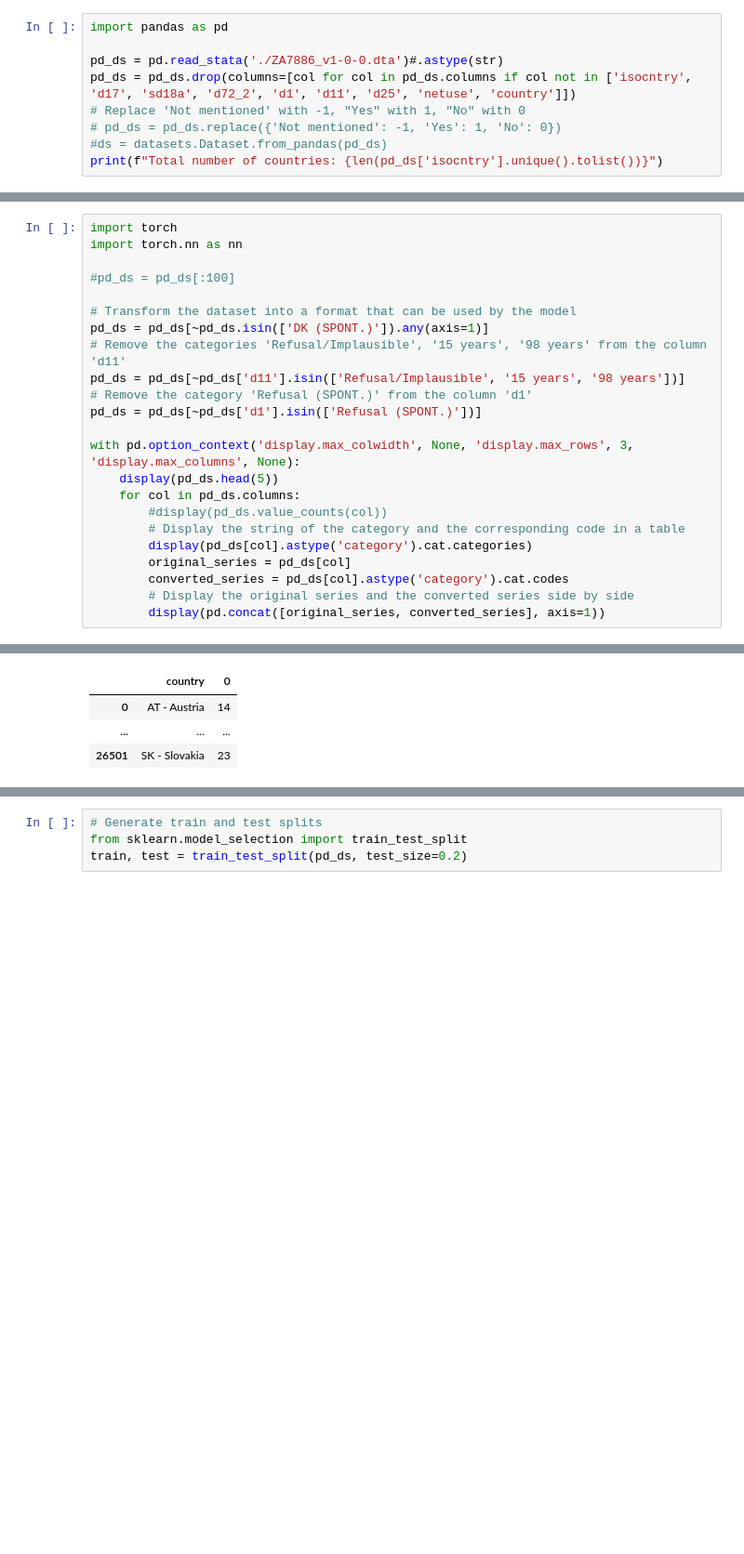
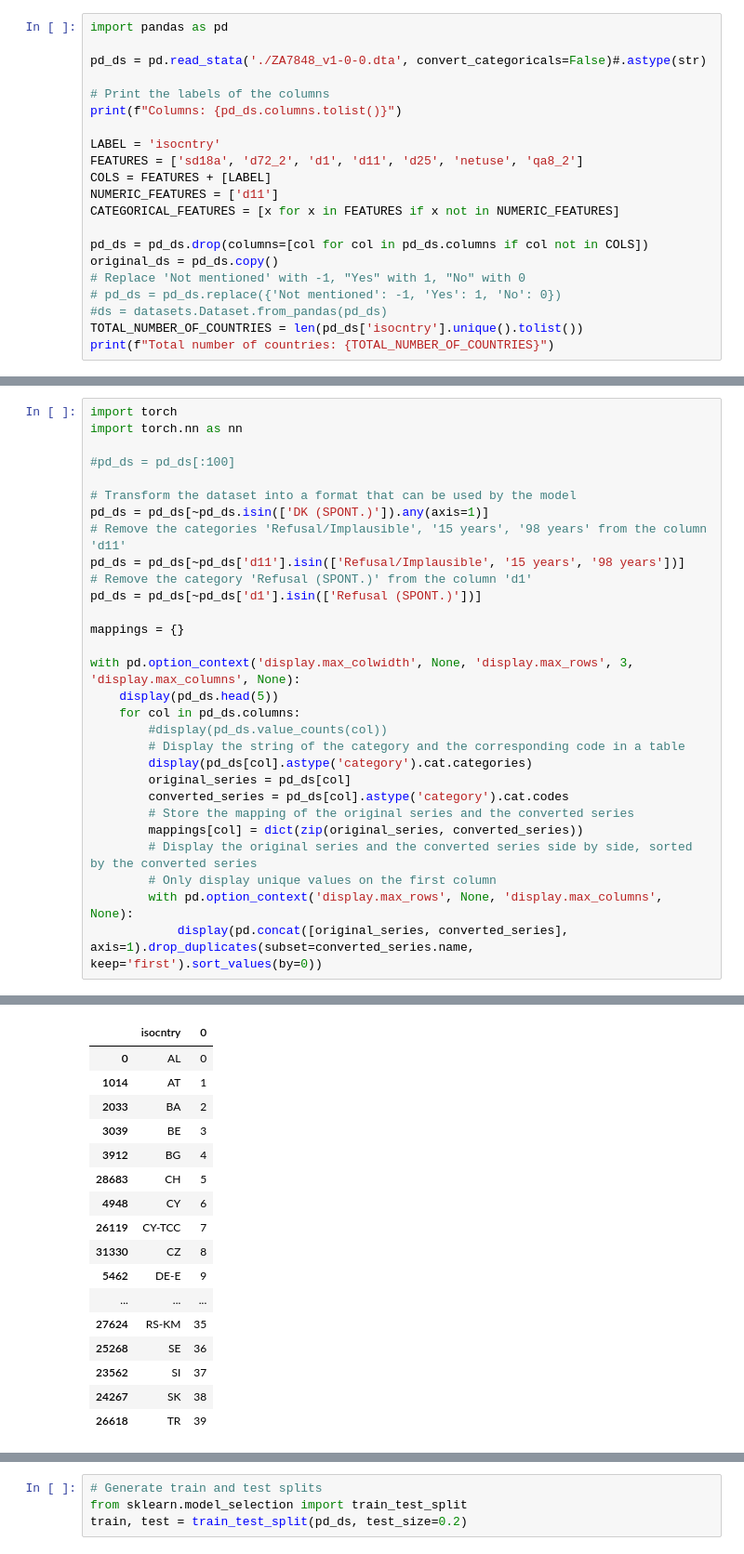
Before and after one commit to ACMCMC/JEurobarometer, a Jupyter notebook: tests.ipynb, the cells around one changed output, grey strips where cells are left out. Shown at 93% size. Cells and saved outputs as stored; diff of their text form; blank space fills up the shorter version.

```diff
--- a/tests.ipynb
+++ b/tests.ipynb
@@ -1,10 +13,22 @@
 # %%
 import pandas as pd
 
-pd_ds = pd.read_stata('./ZA7886_v1-0-0.dta')#.astype(str)
-pd_ds = pd_ds.drop(columns=[col for col in pd_ds.columns if col not in ['isocntry', 'd17', 'sd18a', 'd72_2', 'd1', 'd11', 'd25', 'netuse', 'country']])
+pd_ds = pd.read_stata('./ZA7848_v1-0-0.dta', convert_categoricals=False)#.astype(str)
+
+# Print the labels of the columns
+print(f"Columns: {pd_ds.columns.tolist()}")
+
+LABEL = 'isocntry'
+FEATURES = ['sd18a', 'd72_2', 'd1', 'd11', 'd25', 'netuse', 'qa8_2']
+COLS = FEATURES + [LABEL]
+NUMERIC_FEATURES = ['d11']
+CATEGORICAL_FEATURES = [x for x in FEATURES if x not in NUMERIC_FEATURES]
+
+pd_ds = pd_ds.drop(columns=[col for col in pd_ds.columns if col not in COLS])
+original_ds = pd_ds.copy()
 # Replace 'Not mentioned' with -1, "Yes" with 1, "No" with 0
 # pd_ds = pd_ds.replace({'Not mentioned': -1, 'Yes': 1, 'No': 0})
 #ds = datasets.Dataset.from_pandas(pd_ds)
-print(f"Total number of countries: {len(pd_ds['isocntry'].unique().tolist())}")
+TOTAL_NUMBER_OF_COUNTRIES = len(pd_ds['isocntry'].unique().tolist())
+print(f"Total number of countries: {TOTAL_NUMBER_OF_COUNTRIES}")
 # %% [output]
@@ -22,6 +47,8 @@ pd_ds = pd_ds[~pd_ds['d11'].isin(['Refusal/Implausible', '15 years', '98 years']
 # Remove the category 'Refusal (SPONT.)' from the column 'd1'
 pd_ds = pd_ds[~pd_ds['d1'].isin(['Refusal (SPONT.)'])]
 
+mappings = {}
+
 with pd.option_context('display.max_colwidth', None, 'display.max_rows', 3, 'display.max_columns', None):
     display(pd_ds.head(5))
     for col in pd_ds.columns:
@@ -30,6 +57,10 @@ with pd.option_context('display.max_colwidth', None, 'display.max_rows', 3, 'dis
         display(pd_ds[col].astype('category').cat.categories)
         original_series = pd_ds[col]
         converted_series = pd_ds[col].astype('category').cat.codes
-        # Display the original series and the converted series side by side
-        display(pd.concat([original_series, converted_series], axis=1))
+        # Store the mapping of the original series and the converted series
+        mappings[col] = dict(zip(original_series, converted_series))
+        # Display the original series and the converted series side by side, sorted by the converted series
+        # Only display unique values on the first column
+        with pd.option_context('display.max_rows', None, 'display.max_columns', None):
+            display(pd.concat([original_series, converted_series], axis=1).drop_duplicates(subset=converted_series.name, keep='first').sort_values(by=0))
 # %% [output]
@@ -49,5 +76,18 @@ Index(['FR - France', 'BE - Belgium', 'NL - The Netherlands',
       dtype='object')
-|  | country | 0 |
-| 0 | AT - Austria | 14 |
+|  | isocntry | 0 |
+| 0 | AL | 0 |
+| 1014 | AT | 1 |
+| 2033 | BA | 2 |
+| 3039 | BE | 3 |
+| 3912 | BG | 4 |
+| 28683 | CH | 5 |
+| 4948 | CY | 6 |
+| 26119 | CY-TCC | 7 |
+| 31330 | CZ | 8 |
+| 5462 | DE-E | 9 |
 | ... | ... | ... |
-| 26501 | SK - Slovakia | 23 |
+| 27624 | RS-KM | 35 |
+| 25268 | SE | 36 |
+| 23562 | SI | 37 |
+| 24267 | SK | 38 |
+| 26618 | TR | 39 |
```
Also changed, not shown: parts of 11 cells of this notebook, 2 other files.
